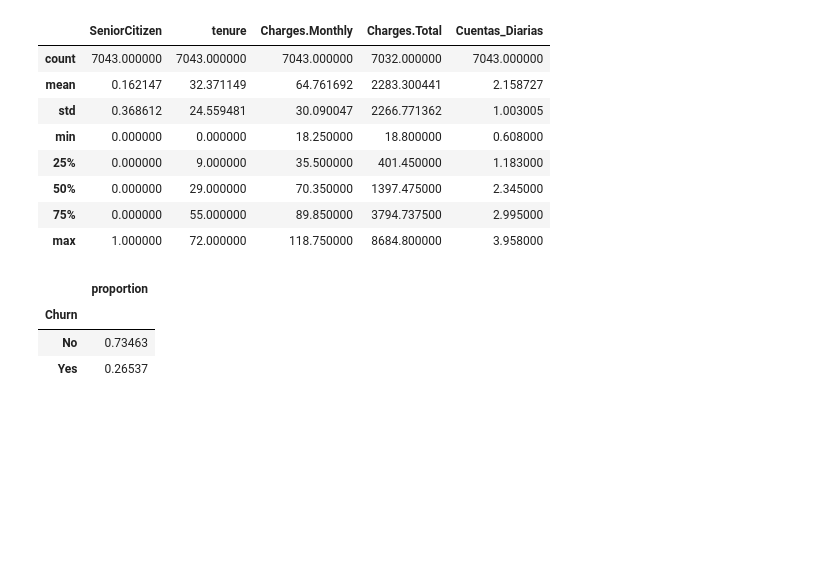
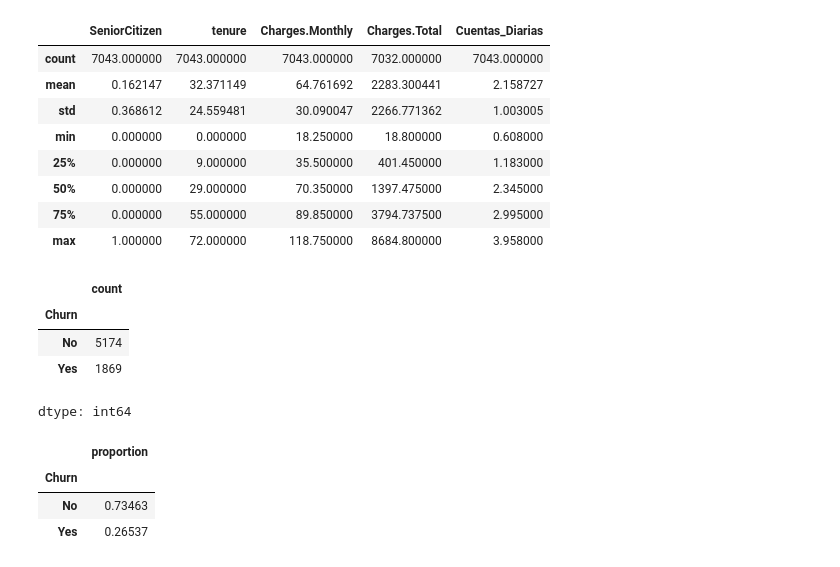
Before and after one commit to RaRamos2025/Challenge-TelecomX_LATAM, a Jupyter notebook: TelecomX_LATAM.ipynb, the cells around one changed output. Drawn from its saved outputs; the diff is of its cells as text; code cells hidden in the pictures; blank space fills up the shorter version.

```diff
--- a/TelecomX_LATAM.ipynb
+++ b/TelecomX_LATAM.ipynb
@@ -324,6 +324,16 @@ df_normalizado.describe()
 | 50% | 0.000000 | 29.000000 | 70.350000 | 1397.475000 | 2.345000 |
 | 75% | 0.000000 | 55.000000 | 89.850000 | 3794.737500 | 2.995000 |
 | max | 1.000000 | 72.000000 | 118.750000 | 8684.800000 | 3.958000 |
+# %%
+#Cantidad de cancelaciones de servicios
+churn=df_normalizado['Churn'].value_counts()
+churn
+# %% [output]
+|  | count |
+| Churn |  |
+| No | 5174 |
+| Yes | 1869 |
+dtype: int64
 # %%
 #Proporción de cancelaciones de servicios
 df_normalizado["Churn"].value_counts(normalize=True)
```
Also changed, not shown: parts of 7 cells of this notebook.
